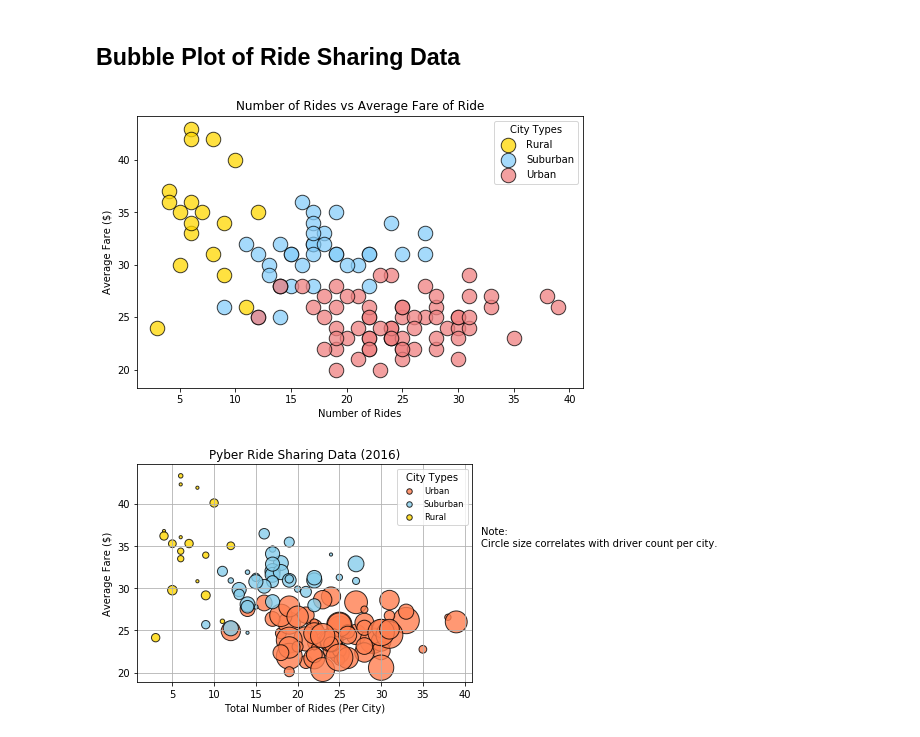
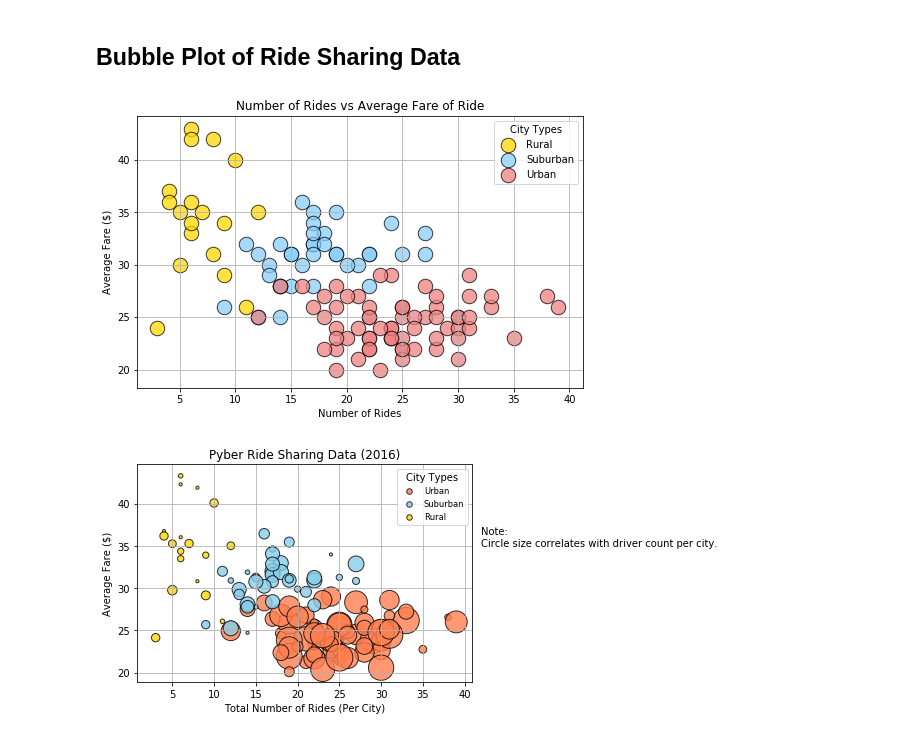
Before and after one commit to tduszyk/Pyber, a Jupyter notebook: pyber_starter.ipynb, the cells around one changed output. Cells and saved outputs as stored; diff of their text form; code cells hidden in the pictures.

Commit message:
scatter in progress...2

```diff
--- a/pyber_starter.ipynb
+++ b/pyber_starter.ipynb
@@ -73,34 +73,35 @@ suburban = city_fare_df.loc["Suburban" , :]
 # Incorporate the other graph properties
 # Create a legend
 # Incorporate a text label regarding circle size
 # Save Figure
 
 x_axis1 = rural["Number of Rides"]
 data1 = rural["Average Fare per Ride"]
 x_axis2 = suburban["Number of Rides"]
 data2 = suburban["Average Fare per Ride"]
 x_axis3 = urban["Number of Rides"]
 data3 = urban["Average Fare per Ride"]
 
 
 plt.figure(figsize=(8,5))
 plt.scatter(x_axis1, data1, marker="o", color="gold", edgecolors="black",
             s=total_drives*3, alpha=0.75)
 
 plt.scatter(x_axis2, data2, marker="o", color="lightskyblue", edgecolors="black",
             s=total_drives*3, alpha=0.75)
 
 plt.scatter(x_axis3, data3, marker="o", color="lightcoral", edgecolors="black",
             s=total_drives*3, alpha=0.75)
 
 plt.title("Number of Rides vs Average Fare of Ride")
 plt.xlabel("Number of Rides")
 plt.ylabel("Average Fare ($)")
 plt.legend(labels=('Rural','Suburban','Urban'), loc='best', title='City Types')
 plt.style.use("seaborn-bright")
+plt.grid()
 plt.savefig('charts/bubble_plot.png')
 # %% [output]
-[figure, old version]
+[figure, new version]
 # %%
 # Show plot
 #plt.show()
```
